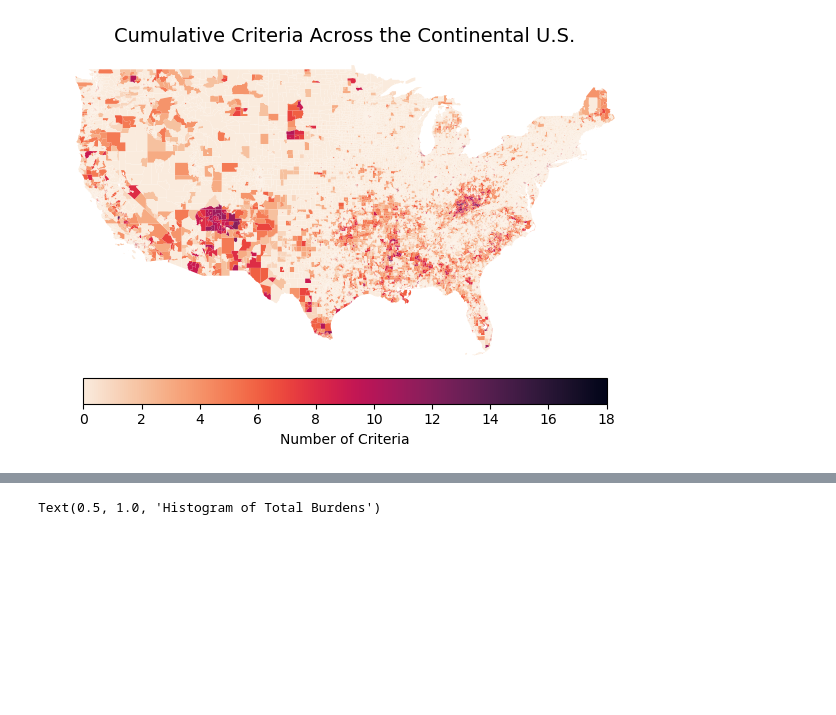
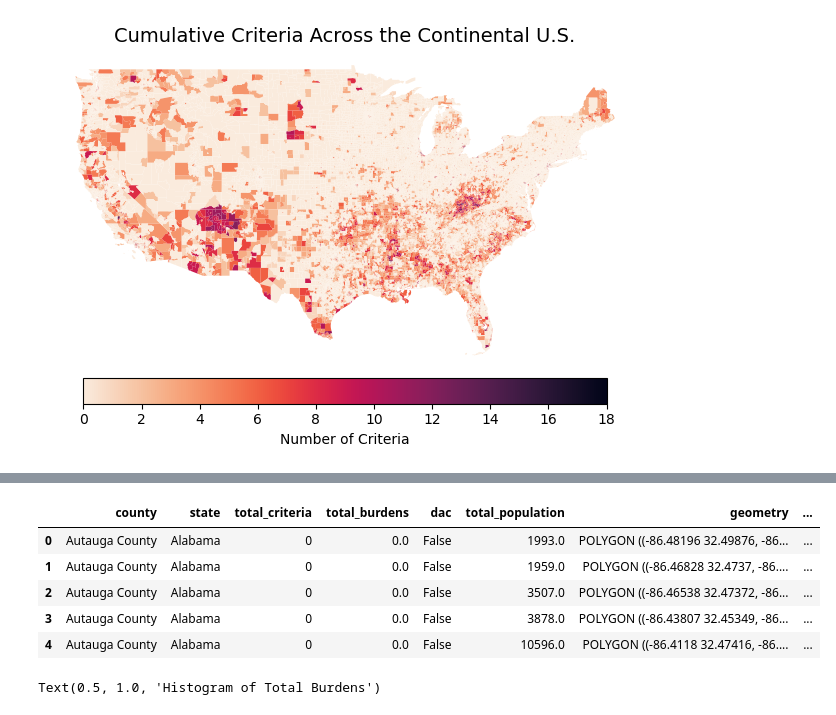
Before and after one commit to haylee360/j40-data-exploration, a Jupyter notebook: docs/mapping.ipynb, the cells around one changed output, grey strips where cells are left out. Saved outputs shown, nothing was run; the diff lists cells and outputs as text; code cells hidden in the pictures; blank space fills up the shorter version.

```diff
--- a/docs/mapping.ipynb
+++ b/docs/mapping.ipynb
@@ -129,0 +136,22 @@ plt.show()
+# %%
+# LISA
+# Drop geometry NAs
+state_clean = nat_contig[(nat_contig.geometry.type == 'Polygon') |( nat_contig.geometry.type == 'MultiPolygon')]
+
+# Create weights using Queen method
+w = lps.weights.Queen(state_clean['geometry'])
+
+# Run the Getis Ord test for burdens
+gstar_burden = G_Local(state_clean['total_burdens'], w, transform='R', permutations=9999) # Set transform=R because the queen weights are row-standardized weights.
+
+# Run the Getis Ord test for criteria
+gstar_crit = G_Local(state_clean['total_criteria'], w, transform='R', permutations=9999)
+
+# Add burden stats to to a new df
+results = state_clean.drop('tract_id', axis=1).copy()
+results['standardized_gstar_burd'] = gstar_burden.Zs
+results['p_norm_burd'] = gstar_burden.p_norm # p-value assuming normal distribution
+
+# Add criteria stats
+results['standardized_gstar_crit'] = gstar_crit.Zs
+results['p_norm_crit'] = gstar_crit.p_norm # p-value assuming normal distribution
@@ -130,3 +207,12 @@ plt.show()
+# %%
+results.head()
+# %% [output]
+|  | county | state | total_criteria | total_burdens | dac | total_population | geometry | ... |
+| 0 | Autauga County | Alabama | 0 | 0.0 | False | 1993.0 | POLYGON ((-86.48196 32.49876, -86... | ... |
+| 1 | Autauga County | Alabama | 0 | 0.0 | False | 1959.0 | POLYGON ((-86.46828 32.4737, -86.... | ... |
+| 2 | Autauga County | Alabama | 0 | 0.0 | False | 3507.0 | POLYGON ((-86.46538 32.47372, -86... | ... |
+| 3 | Autauga County | Alabama | 0 | 0.0 | False | 3878.0 | POLYGON ((-86.43807 32.45349, -86... | ... |
+| 4 | Autauga County | Alabama | 0 | 0.0 | False | 10596.0 | POLYGON ((-86.4118 32.47416, -86.... | ... |
 # %%
 national_results['total_burdens'].plot(kind='hist', bins=8)
 plt.title('Histogram of Total Burdens')
```
Also changed, not shown: parts of 4 cells of this notebook.
